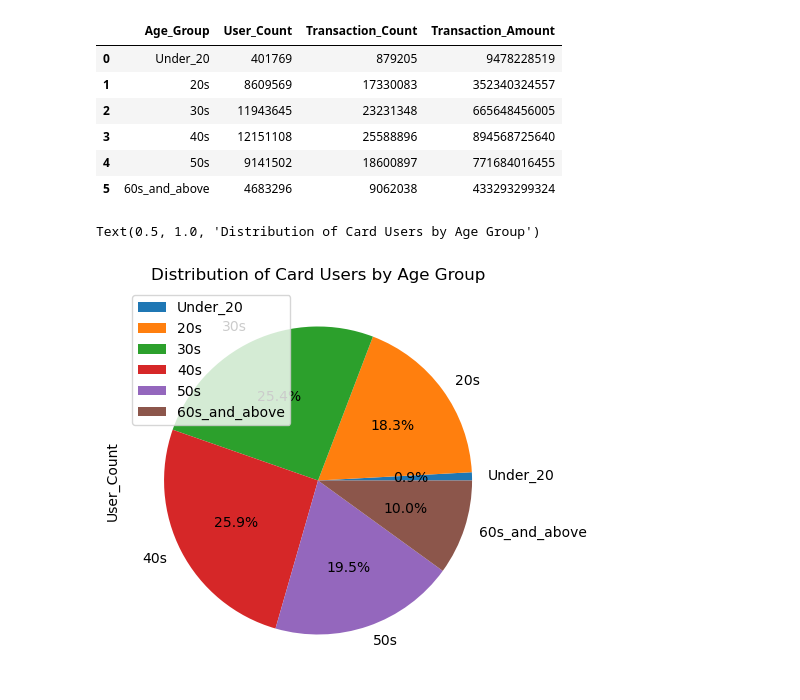
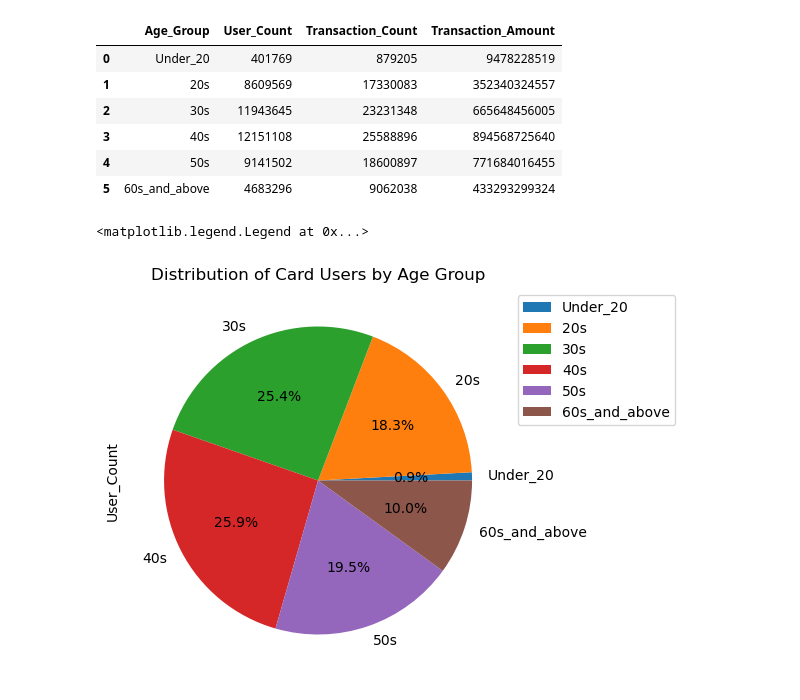
Before and after one commit to data-by-jpark/jeju-card-analysis, a Jupyter notebook: notebooks/jeju_card_analysis.ipynb, the cells around one changed output. Cells and saved outputs as stored; diff of their text form; code cells hidden in the pictures.

Commit message:
feat: worked on comparing  card spending by Age Group

```diff
--- a/notebooks/jeju_card_analysis.ipynb
+++ b/notebooks/jeju_card_analysis.ipynb
@@ -344,6 +346,7 @@ groupby_age
 # %%
 groupby_age.plot(kind='pie', y='User_Count', labels=groupby_age['Age_Group'], autopct='%.1f%%')
 plt.title('Distribution of Card Users by Age Group')
+plt.legend(loc='upper left', bbox_to_anchor=(1, 1))
 # %% [output]
-Text(0.5, 1.0, 'Distribution of Card Users by Age Group')
+<matplotlib.legend.Legend at 0x...>
-[figure, old version]
+[figure, new version]
```
Also changed, not shown: parts of 14 cells of this notebook.
